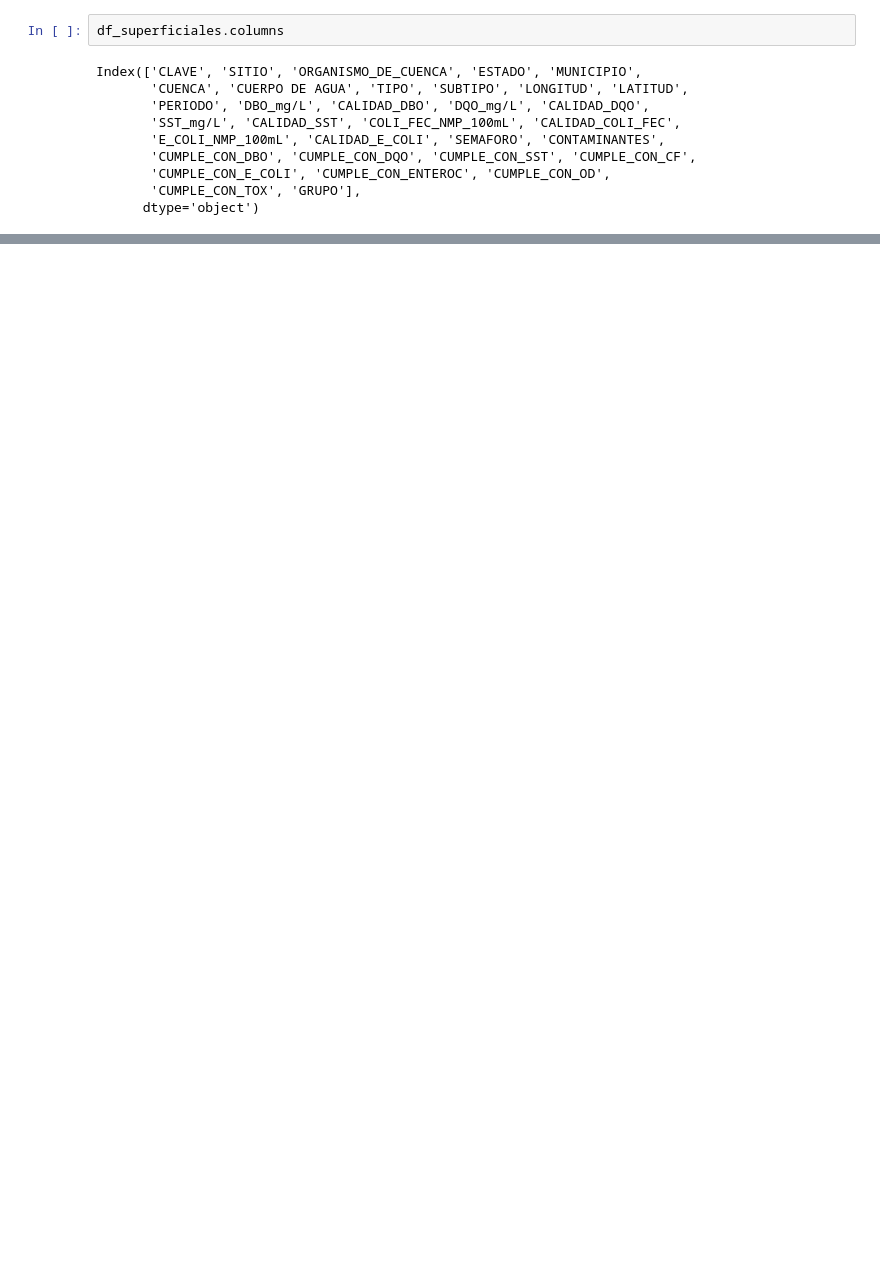
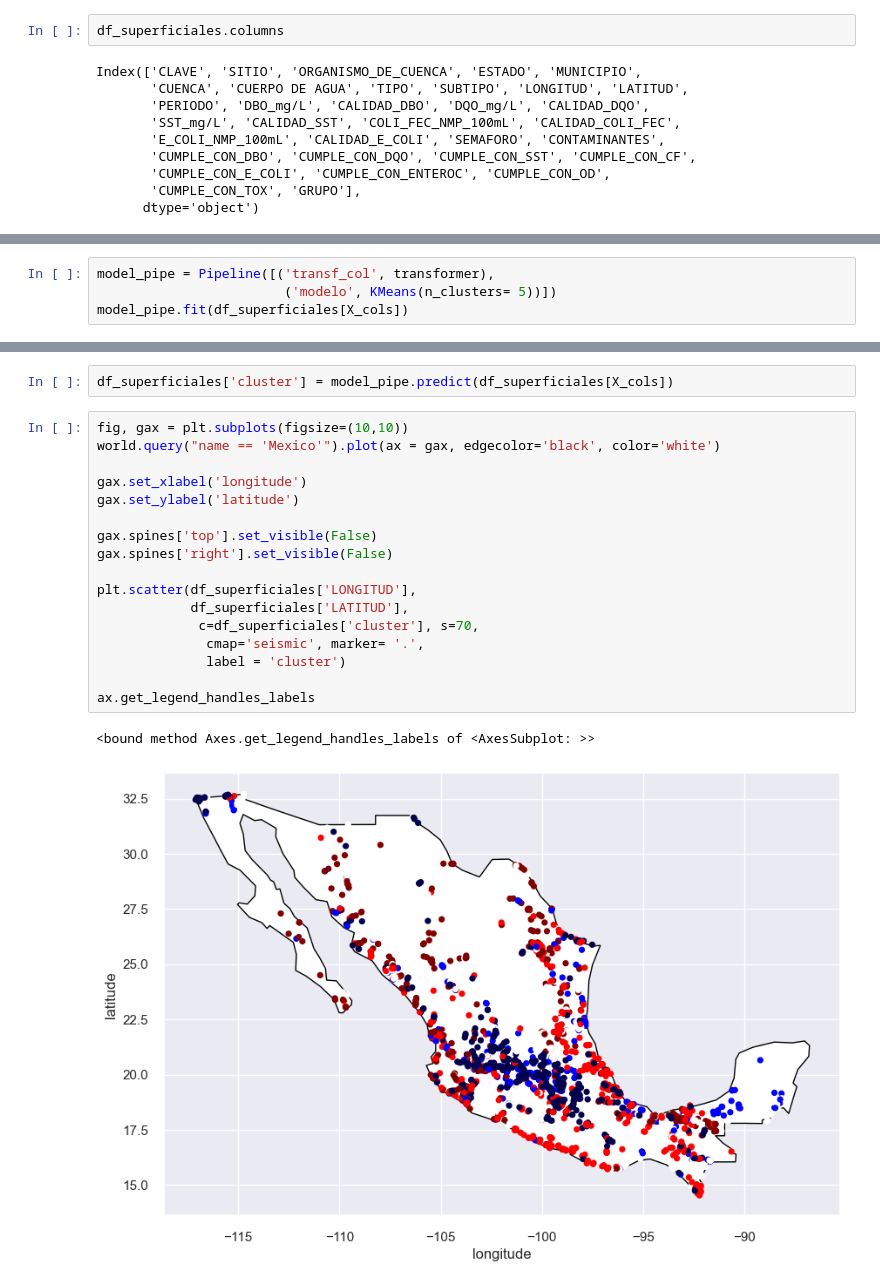
Before and after one commit to PosgradoMNA/actividades-del-projecto-los_k-means, a Jupyter notebook: Entrega1.ipynb, the cells around one changed output, grey strips where cells are left out. Cells and saved outputs as stored; diff of their text form; blank space fills up the shorter version.

```diff
--- a/Entrega1.ipynb
+++ b/Entrega1.ipynb
@@ -654,0 +744,4 @@ superficial_col_categoria
+# %%
+model_pipe = Pipeline([('transf_col', transformer),
+                        ('modelo', KMeans(n_clusters= 5))])
+model_pipe.fit(df_superficiales[X_cols])
@@ -654,0 +766,22 @@ superficial_col_categoria
+# %%
+df_superficiales['cluster'] = model_pipe.predict(df_superficiales[X_cols])
+# %%
+fig, gax = plt.subplots(figsize=(10,10))
+world.query("name == 'Mexico'").plot(ax = gax, edgecolor='black', color='white')
+
+gax.set_xlabel('longitude')
+gax.set_ylabel('latitude')
+
+gax.spines['top'].set_visible(False)
+gax.spines['right'].set_visible(False)
+
+plt.scatter(df_superficiales['LONGITUD'],
+            df_superficiales['LATITUD'],
+             c=df_superficiales['cluster'], s=70,
+              cmap='seismic', marker= '.',
+              label = 'cluster')
+
+ax.get_legend_handles_labels
+# %% [output]
+<bound method Axes.get_legend_handles_labels of <AxesSubplot: >>
+[figure, added]
```
Also changed, not shown: parts of 25 cells of this notebook.
